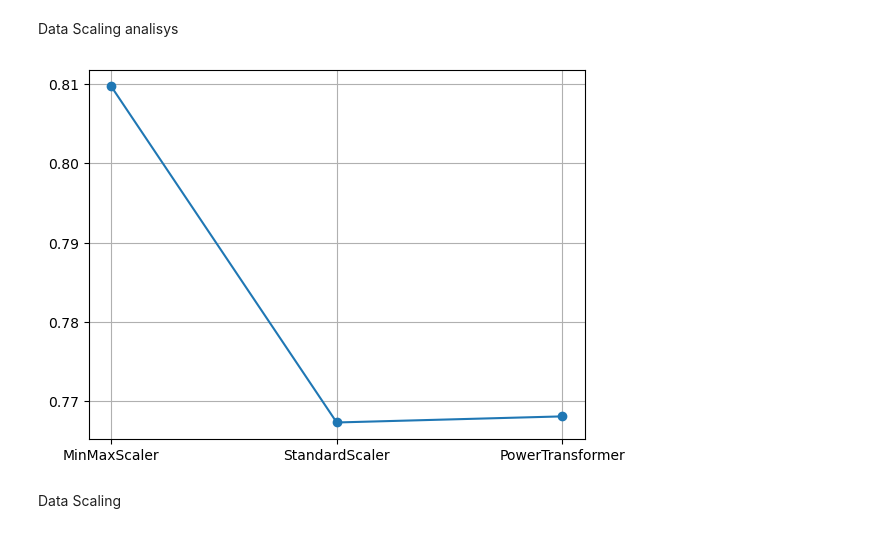
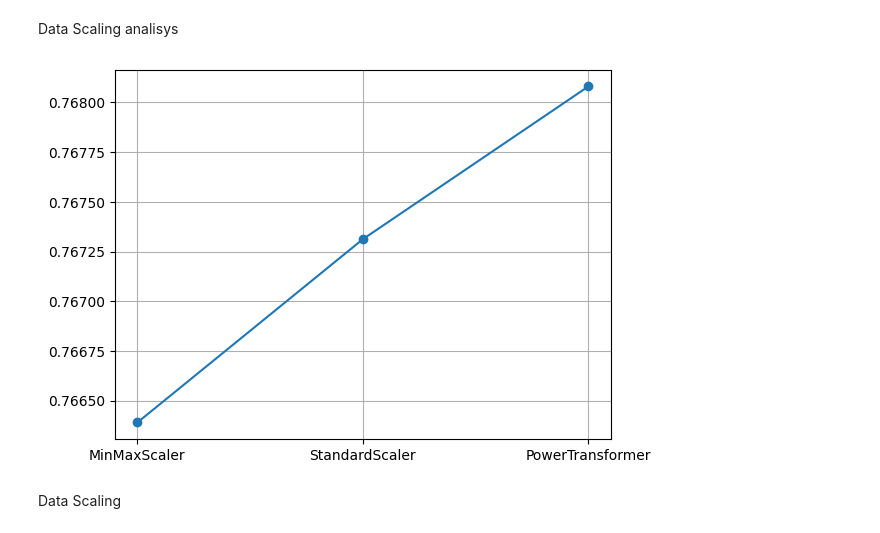
Before and after one commit to rubentorres-developer/ML-SecondHomeAssignment, a Jupyter notebook: Assignment2.ipynb, the cells around one changed output. Cells and saved outputs as stored; diff of their text form; code cells hidden in the pictures.

```diff
--- a/Assignment2.ipynb
+++ b/Assignment2.ipynb
@@ -163,40 +180,40 @@ Xt_test2  = scaler2.transform(X_test)
 
 scaler3 = PowerTransformer().fit(X_train)
 Xt_train3 = scaler3.transform(X_train)
 Xt_test3 = scaler3.transform(X_test)
 
 
 imp1 = SimpleImputer(missing_values=np.nan, strategy='mean')
 imp1.fit(Xt_train1)
-Xt_train1 = imp.transform(Xt_train1)
-Xt_test1 = imp.transform(Xt_test1)
+Xt_train1 = imp1.transform(Xt_train1)
+Xt_test1 = imp1.transform(Xt_test1)
 
 imp2 = SimpleImputer(missing_values=np.nan, strategy='mean')
 imp2.fit(Xt_train2)
-Xt_train2 = imp.transform(Xt_train2)
-Xt_test2 = imp.transform(Xt_test2)
+Xt_train2 = imp2.transform(Xt_train2)
+Xt_test2 = imp2.transform(Xt_test2)
 
 imp3 = SimpleImputer(missing_values=np.nan, strategy='mean')
 imp3.fit(Xt_train3)
-Xt_train3 = imp.transform(Xt_train3)
-Xt_test3 = imp.transform(Xt_test3)
+Xt_train3 = imp3.transform(Xt_train3)
+Xt_test3 = imp3.transform(Xt_test3)
 
 lrmdl1 = LogisticRegression(random_state=0, max_iter=999999).fit(Xt_train1, y_train)
 lrmdl2 = LogisticRegression(random_state=0, max_iter=999999).fit(Xt_train2, y_train)
 lrmdl3 = LogisticRegression(random_state=0, max_iter=999999).fit(Xt_train3, y_train)
 
 sk_preds1=lrmdl1.predict(Xt_test1)
 sk_preds2=lrmdl2.predict(Xt_test2)
 sk_preds3=lrmdl3.predict(Xt_test3)
 
 scalers = ["MinMaxScaler", "StandardScaler", "PowerTransformer"]
 accuracies = [accuracy_score(y_test, sk_preds1), accuracy_score(y_test, sk_preds2), accuracy_score(y_test, sk_preds3)]
 
 plt.plot(scalers, accuracies, marker = "o")
 plt.grid()
 plt.show()
 # %% [output]
-[figure, old version]
+[figure, new version]
 # %% [markdown]
 Data Scaling
 # %%
```
Also changed, not shown: parts of 17 cells of this notebook.
